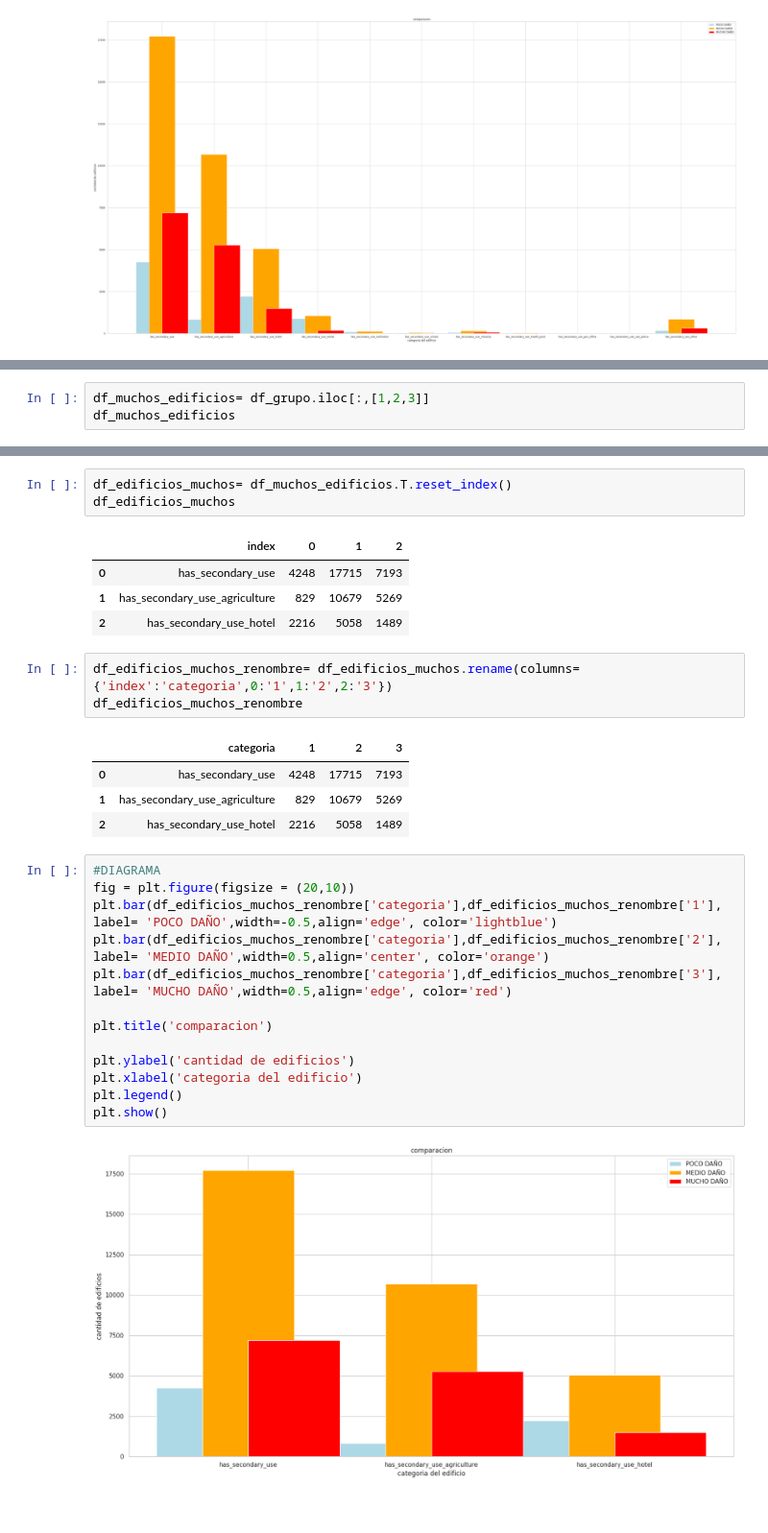
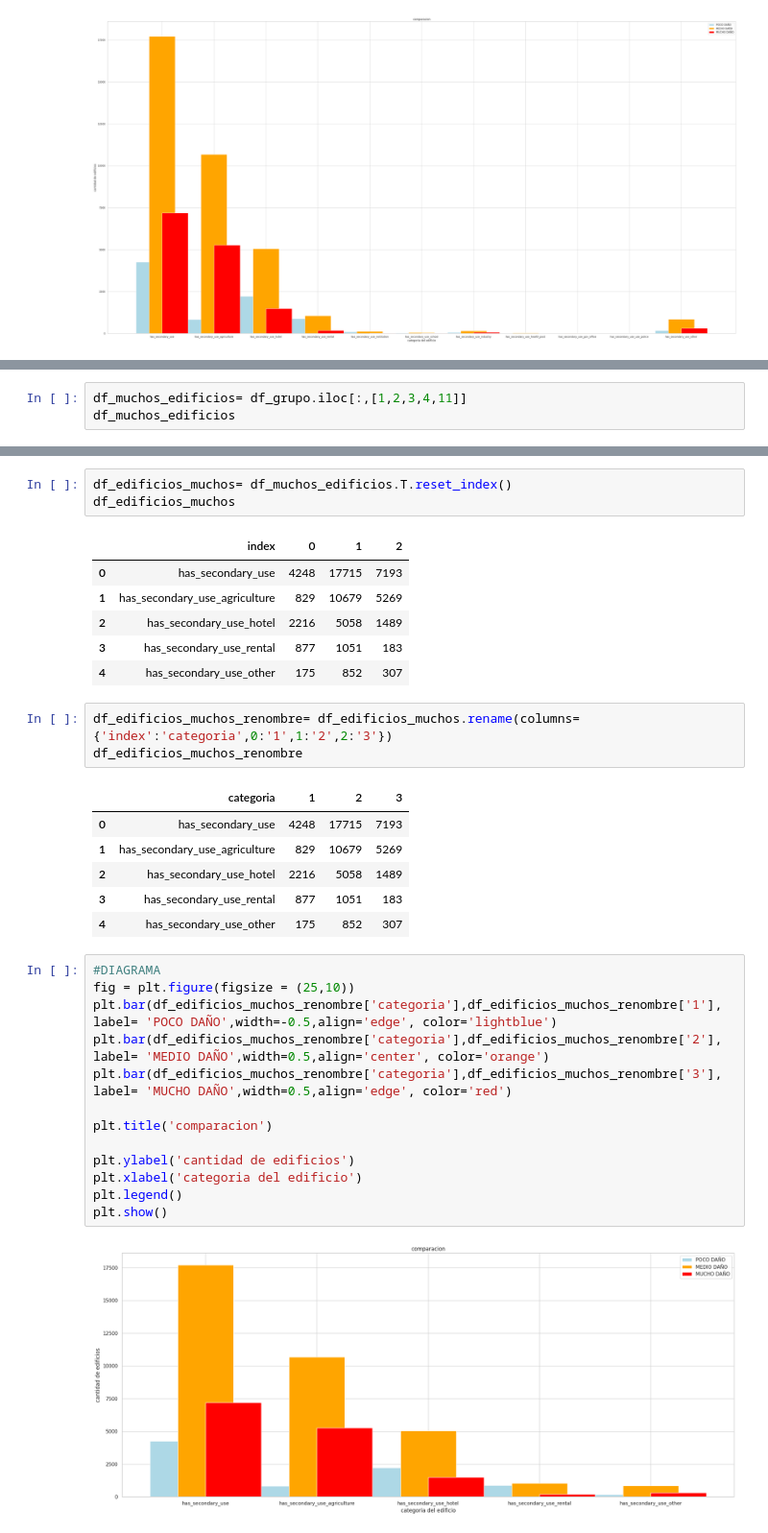
Before and after one commit to Jose897/ARSAT, a Jupyter notebook: Parte_1_.ipynb, the cells around one changed output, grey strips where cells are left out. Shown at 96% size. Saved outputs shown, nothing was run; the diff lists cells and outputs as text; blank space fills up the shorter version.

Commit message:
feat: mejora de categoria de edificios, en 2 grupos - Colab

```diff
--- a/Parte_1_.ipynb
+++ b/Parte_1_.ipynb
@@ -699,4 +699,4 @@ plt.show()
 # %%
-df_muchos_edificios= df_grupo.iloc[:,[1,2,3]]
+df_muchos_edificios= df_grupo.iloc[:,[1,2,3,4,11]]
 df_muchos_edificios
 # %% [output]
@@ -728,6 +720,8 @@ df_edificios_muchos
 | 0 | has_secondary_use | 4248 | 17715 | 7193 |
 | 1 | has_secondary_use_agriculture | 829 | 10679 | 5269 |
 | 2 | has_secondary_use_hotel | 2216 | 5058 | 1489 |
+| 3 | has_secondary_use_rental | 877 | 1051 | 183 |
+| 4 | has_secondary_use_other | 175 | 852 | 307 |
 # %%
 df_edificios_muchos_renombre= df_edificios_muchos.rename(columns={'index':'categoria',0:'1',1:'2',2:'3'})
 df_edificios_muchos_renombre
@@ -736,18 +730,20 @@ df_edificios_muchos_renombre
 | 0 | has_secondary_use | 4248 | 17715 | 7193 |
 | 1 | has_secondary_use_agriculture | 829 | 10679 | 5269 |
 | 2 | has_secondary_use_hotel | 2216 | 5058 | 1489 |
+| 3 | has_secondary_use_rental | 877 | 1051 | 183 |
+| 4 | has_secondary_use_other | 175 | 852 | 307 |
 # %%
 #DIAGRAMA
-fig = plt.figure(figsize = (20,10))
+fig = plt.figure(figsize = (25,10))
 plt.bar(df_edificios_muchos_renombre['categoria'],df_edificios_muchos_renombre['1'], label= 'POCO DAÑO',width=-0.5,align='edge', color='lightblue')
 plt.bar(df_edificios_muchos_renombre['categoria'],df_edificios_muchos_renombre['2'], label= 'MEDIO DAÑO',width=0.5,align='center', color='orange')
 plt.bar(df_edificios_muchos_renombre['categoria'],df_edificios_muchos_renombre['3'], label= 'MUCHO DAÑO',width=0.5,align='edge', color='red')
 
 plt.title('comparacion')
 
 plt.ylabel('cantidad de edificios')
 plt.xlabel('categoria del edificio')
 plt.legend()
 plt.show()
 # %% [output]
-[figure, old version]
+[figure, new version]
```
Also changed, not shown: parts of 11 cells of this notebook.
